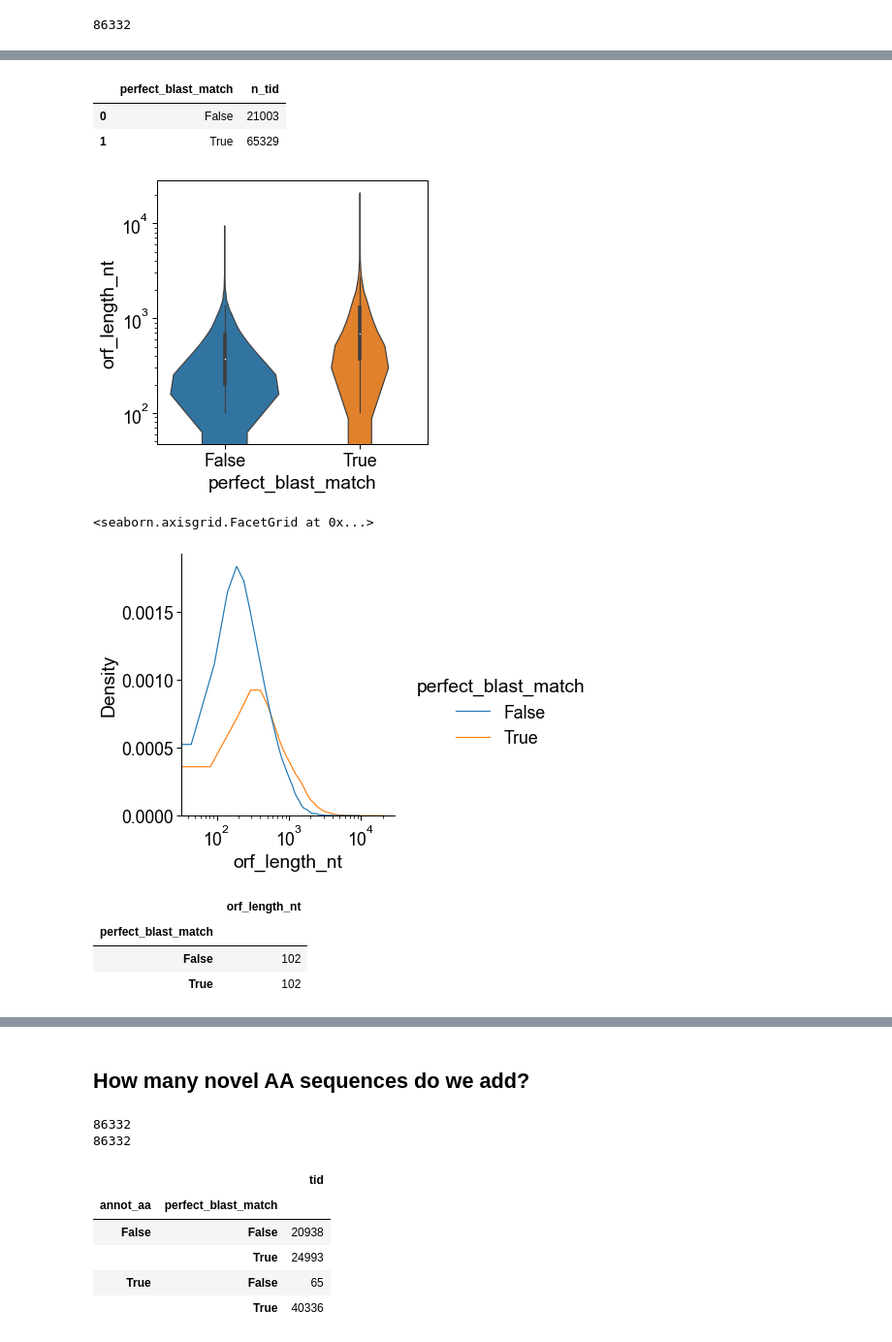
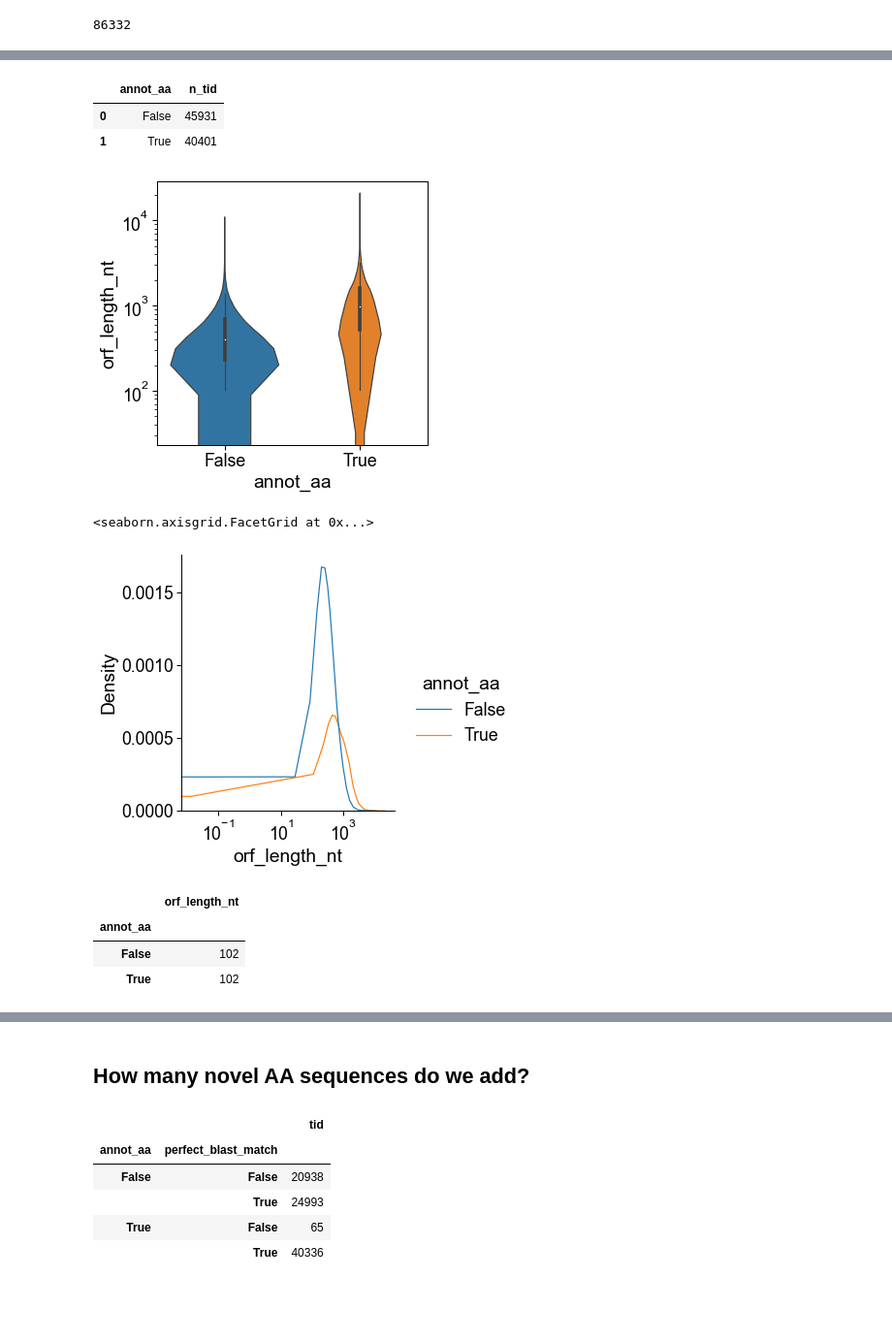
Before and after one commit to fairliereese/240903_pt, a Jupyter notebook: analysis/explore_orfs_aas.ipynb, the cells around one changed output, grey strips where cells are left out. Shown at 97% size. Cells and saved outputs as stored; diff of their text form; code cells hidden in the pictures; blank space fills up the shorter version.

```diff
--- a/analysis/explore_orfs_aas.ipynb
+++ b/analysis/explore_orfs_aas.ipynb
@@ -62,29 +96,28 @@ print(len(p_df.index))
 # %%
-# lengths of 100% blastp matches vs. not to pick length filter
-p_df['perfect_blast_match'] = p_df.blastp_identity==100
+# lengths of gencode matches vs. not to pick length filter
 init_plot_settings(aspect='square')
-ax = sns.violinplot(p_df, y='orf_length_nt', x='perfect_blast_match')
+ax = sns.violinplot(p_df, y='orf_length_nt', x='annot_aa')
 ax.set(yscale='log')
 
-p_df[['perfect_blast_match', 'tid']].groupby('perfect_blast_match').nunique().reset_index().rename({'tid':'n_tid'}, axis=1)
+p_df[['annot_aa', 'tid']].groupby('annot_aa').nunique().reset_index().rename({'tid':'n_tid'}, axis=1)
 # %% [output]
-|  | perfect_blast_match | n_tid |
-| 0 | False | 21003 |
-| 1 | True | 65329 |
+|  | annot_aa | n_tid |
+| 0 | False | 45931 |
+| 1 | True | 40401 |
-[figure, old version]
+[figure, new version]
 # %%
-ax = sns.displot(p_df, x='orf_length_nt', hue='perfect_blast_match',
+ax = sns.displot(p_df, x='orf_length_nt', hue='annot_aa',
             kind='kde',
             common_norm=False)
 ax.set(xscale='log')
 # %% [output]
 <seaborn.axisgrid.FacetGrid at 0x...>
-[figure, old version]
+[figure, new version]
 # %%
-p_df[['orf_length_nt', 'perfect_blast_match']].groupby('perfect_blast_match').min()
+p_df[['orf_length_nt', 'annot_aa']].groupby('annot_aa').min()
 # %% [output]
 |  | orf_length_nt |
-| perfect_blast_match |  |
+| annot_aa |  |
 | False | 102 |
 | True | 102 |
 # %%
@@ -118,14 +135 @@ ref_orfs.drop_duplicates(inplace=True)
-# %%
-# what are novel AA?
-# p_df.loc[p_df.blastp_identity==100][['tid','protein_splice_category']].groupby('protein_splice_category').nunique().rename({'tid':'n_tid'}, axis=1)
-
-# just going to call novel aas as those that are not in the
-# pc translations gencode file
-print(len(p_df))
-p_df = p_df.merge(ref_orfs, how='left', on=['gid', 'seq'])
-print(len(p_df))
-p_df['annot_aa'] = p_df['annot_aa'].fillna(False)
-# %% [output]
-86332
-86332
 # %%
```
Also changed, not shown: parts of 22 cells of this notebook, 2 other files.
